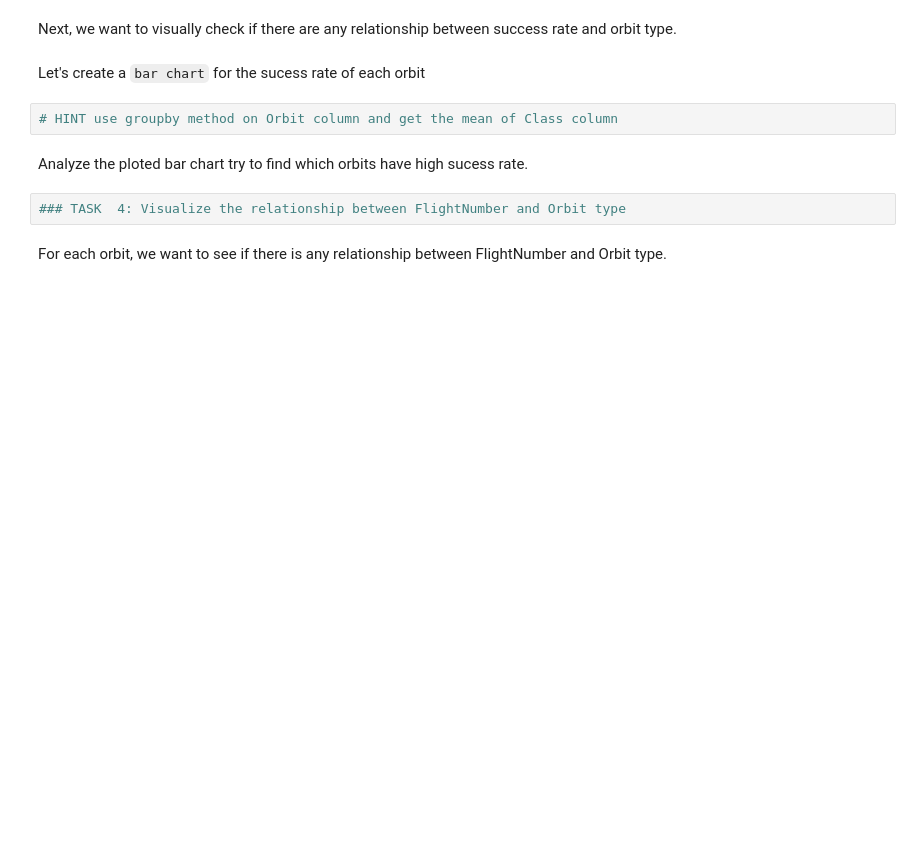
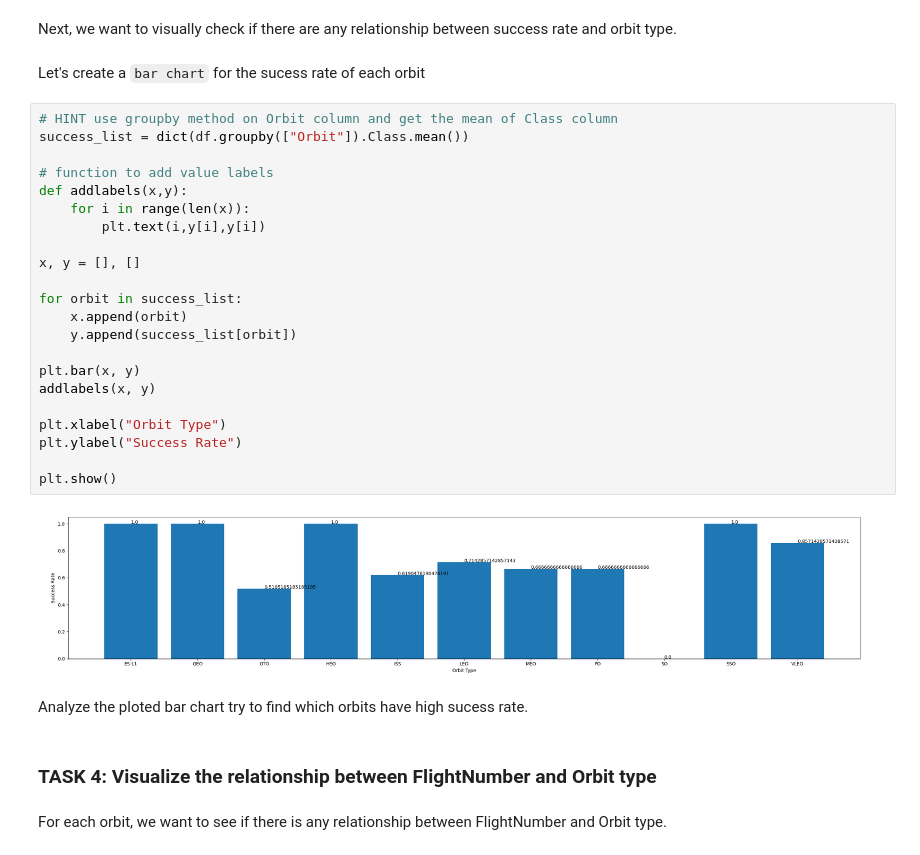
Before and after one commit to mariotey/IBM_Coursera, a Jupyter notebook: Week2/IBM-DS0321EN-SkillsNetwork_labs_module_2_jupyter-labs-eda-dataviz.ipynb.jupyterlite.ipynb, the cells around one changed output. Cells and saved outputs as stored; diff of their text form; blank space fills up the shorter version.

```diff
--- a/Week2/IBM-DS0321EN-SkillsNetwork_labs_module_2_jupyter-labs-eda-dataviz.ipynb.jupyterlite.ipynb
+++ b/Week2/IBM-DS0321EN-SkillsNetwork_labs_module_2_jupyter-labs-eda-dataviz.ipynb.jupyterlite.ipynb
@@ -132,12 +149,34 @@ Now if you observe Payload Vs. Launch Site scatter point chart you will find for
 Next, we want to visually check if there are any relationship between success rate and orbit type.
 # %% [markdown]
 Let's create a `bar chart` for the sucess rate of each orbit
-# %%
-# HINT use groupby method on Orbit column and get the mean of Class column
+# %%
+# HINT use groupby method on Orbit column and get the mean of Class column
+success_list = dict(df.groupby(["Orbit"]).Class.mean())
+
+# function to add value labels
+def addlabels(x,y):
+    for i in range(len(x)):
+        plt.text(i,y[i],y[i])
+
+x, y = [], []
+
+for orbit in success_list:
+    x.append(orbit)
+    y.append(success_list[orbit])
+
+plt.bar(x, y)
+addlabels(x, y)
+
+plt.xlabel("Orbit Type")
+plt.ylabel("Success Rate")
+
+plt.show()
+# %% [output]
+[figure, added]
 # %% [markdown]
 Analyze the ploted bar chart try to find which orbits have high sucess rate.
-# %%
-### TASK  4: Visualize the relationship between FlightNumber and Orbit type
+# %% [markdown]
+### TASK  4: Visualize the relationship between FlightNumber and Orbit type
 # %% [markdown]
 For each orbit, we want to see if there is any relationship between FlightNumber and Orbit type.
 # %%
```
Also changed, not shown: parts of 30 cells of this notebook, 1 other file.
